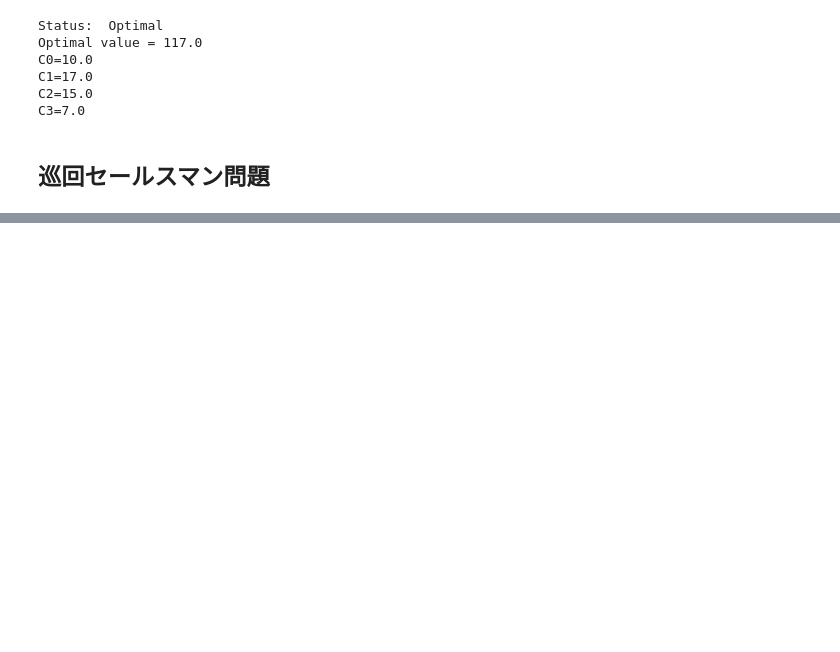
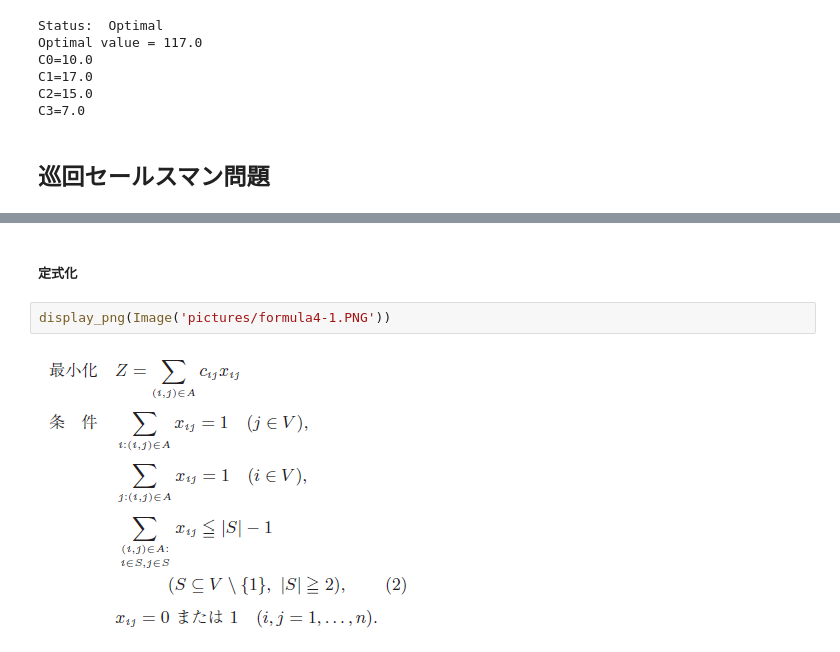
Before and after one commit to Kengo6165/Optimization, a Jupyter notebook: Thesis/01_藤江_2012_整数計画法による定式化入門/整数計画法による定式化入門.ipynb, the cells around one changed output, grey strips where cells are left out. Cells and saved outputs as stored; diff of their text form; blank space fills up the shorter version.

```diff
--- a/Thesis/01_藤江_2012_整数計画法による定式化入門/整数計画法による定式化入門.ipynb
+++ b/Thesis/01_藤江_2012_整数計画法による定式化入門/整数計画法による定式化入門.ipynb
@@ -289,0 +297,6 @@ C3=7.0
+# %% [markdown]
+##### 定式化
+# %%
+display_png(Image('pictures/formula4-1.PNG'))
+# %% [output]
+[figure, added]
```
Also changed, not shown: parts of 13 cells of this notebook, 10 other files.
